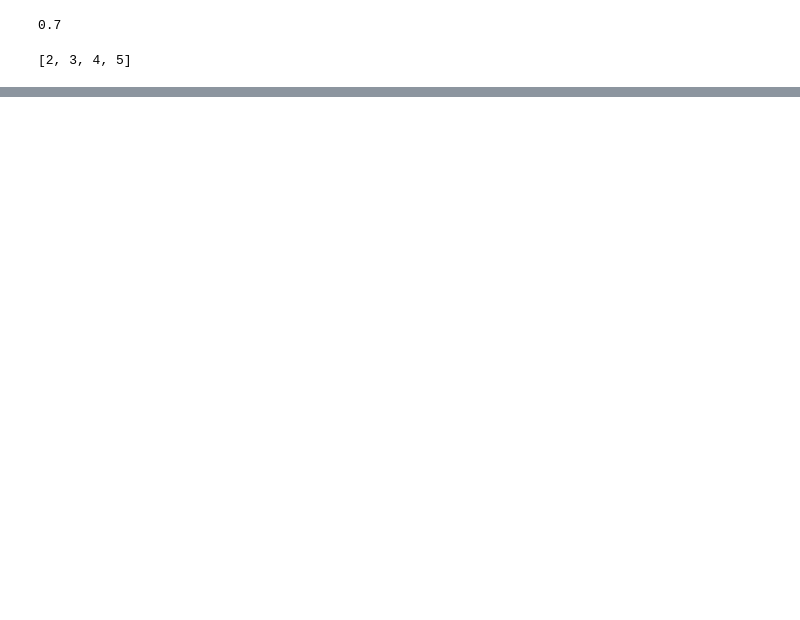
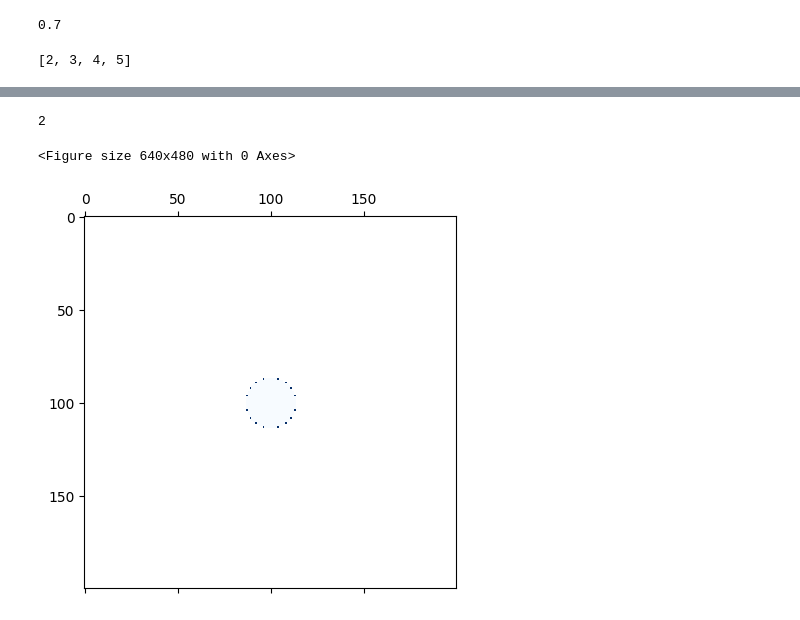
Before and after one commit to SCRE4MIE/symulacje_komputerowe, a Jupyter notebook: a.ipynb, the cells around one changed output, grey strips where cells are left out. Cells and saved outputs as stored; diff of their text form; code cells hidden in the pictures; blank space fills up the shorter version.

```diff
--- a/a.ipynb
+++ b/a.ipynb
@@ -123,0 +260,26 @@ print(result)
+# %%
+len(matrix)
+# %% [output]
+2
+# %%
+import numpy as np
+
+def Kc(r, alpha):
+    return np.exp(alpha - 4 * r * (1 - r))
+
+# Definiujemy rozmiar macierzy
+N = 200
+
+# Wypełniamy macierz wartościami funkcji Kc(r)
+kernel = np.zeros((N, N))
+for i in range(N):
+    for j in range(N):
+        r = np.sqrt(((i - N / 2) ** 2) + ((j - N / 2) ** 2))
+        kernel[i, j] = Kc(r, 4)
+
+plt.figure()
+plt.matshow(kernel, cmap='Blues')
+plt.show()
+# %% [output]
+<Figure size 640x480 with 0 Axes>
+[figure, added]
```
Also changed, not shown: parts of 9 cells of this notebook, 5 other files.
